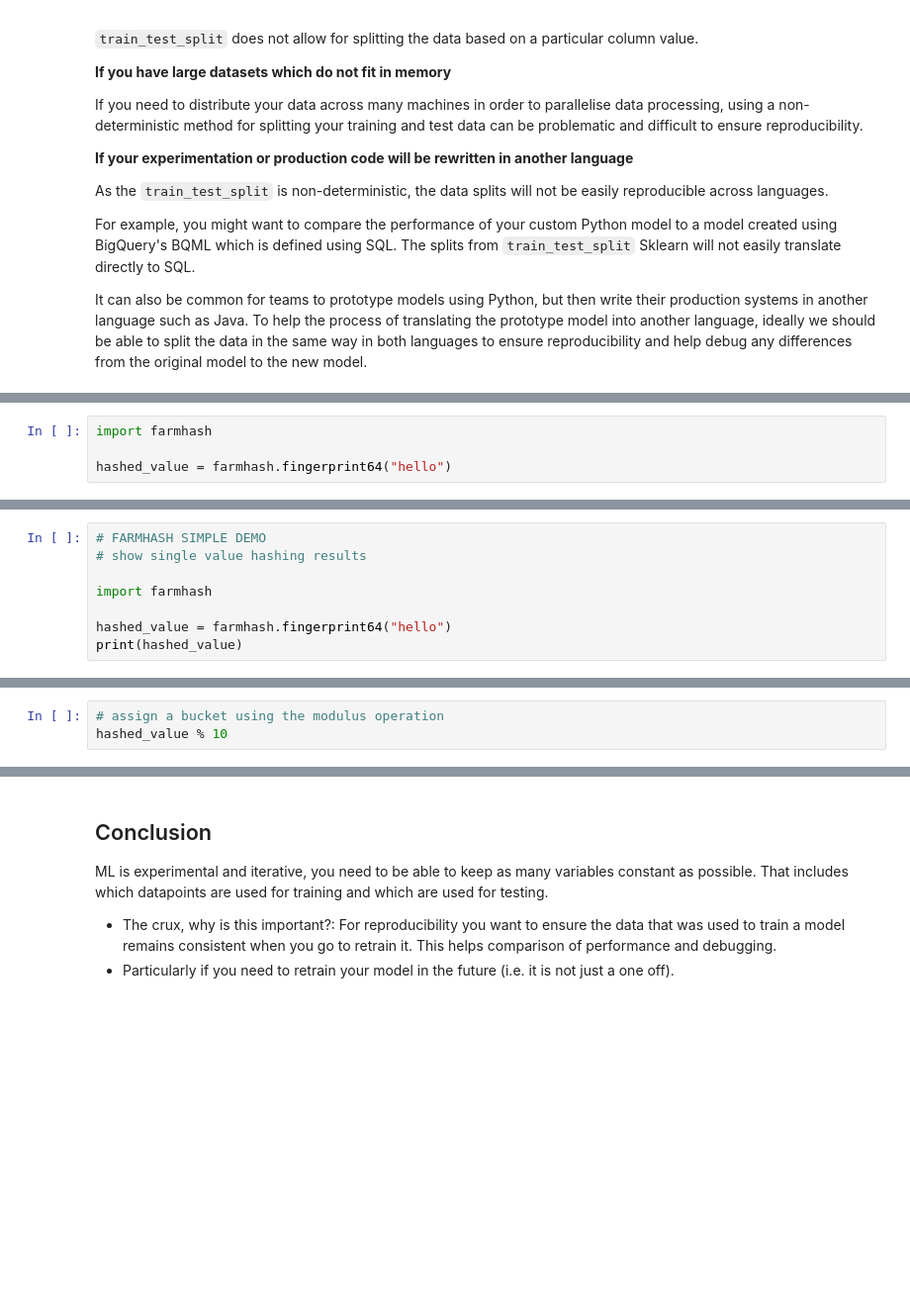
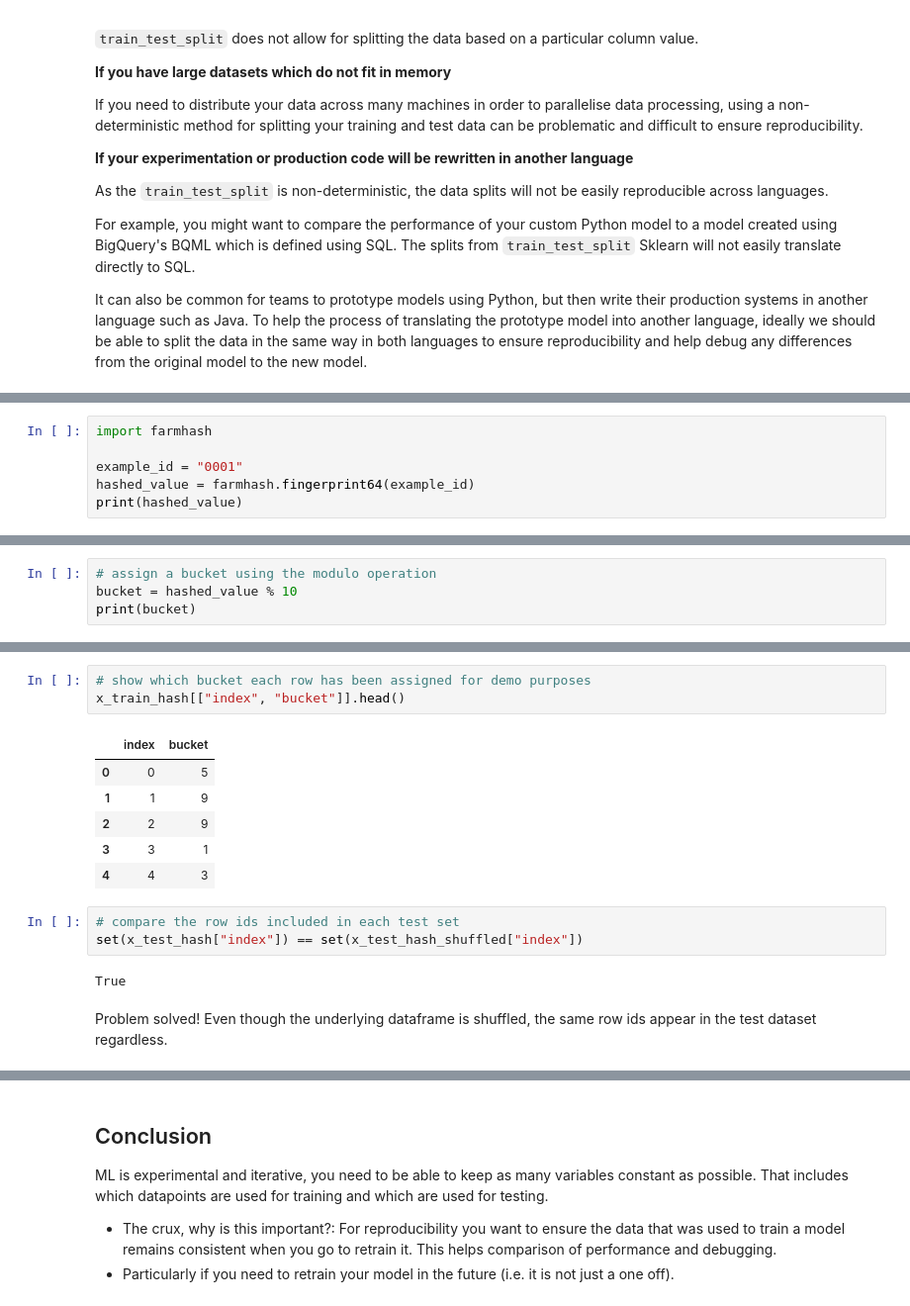
Before and after one commit to julian-west/e4ds-snippets, a Jupyter notebook: best-practices/repeatable-splitting/Reproducible ML - Maybe you shouldn't be using sklearn's train_test_split.ipynb, the cells around one changed output, grey strips where cells are left out. Shown: that part at 99% size. Saved outputs shown, nothing was run; the diff lists cells and outputs as text; blank space fills up the shorter version.

```diff
--- a/best-practices/repeatable-splitting/Reproducible ML - Maybe you shouldn't be using sklearn's train_test_split.ipynb
+++ b/best-practices/repeatable-splitting/Reproducible ML - Maybe you shouldn't be using sklearn's train_test_split.ipynb
@@ -263,4 +286,6 @@ why use fingerprint?
 # %%
 import farmhash
 
-hashed_value = farmhash.fingerprint64("hello")
+example_id = "0001"
+hashed_value = farmhash.fingerprint64(example_id)
+print(hashed_value)
@@ -267,8 +293,0 @@ hashed_value = farmhash.fingerprint64("hello")
-# %%
-# FARMHASH SIMPLE DEMO
-# show single value hashing results
-
-import farmhash
-
-hashed_value = farmhash.fingerprint64("hello")
-print(hashed_value)
@@ -278,4 +298,5 @@ print(hashed_value)
 # %%
-# assign a bucket using the modulus operation
-hashed_value % 10
+# assign a bucket using the modulo operation
+bucket = hashed_value % 10
+print(bucket)
 # %% [output]
@@ -358,0 +411,17 @@ https://stackoverflow.com/questions/63341637/python-vs-bigquery-farmhash-sometim
+# %%
+# show which bucket each row has been assigned for demo purposes
+x_train_hash[["index", "bucket"]].head()
+# %% [output]
+|  | index | bucket |
+| 0 | 0 | 5 |
+| 1 | 1 | 9 |
+| 2 | 2 | 9 |
+| 3 | 3 | 1 |
+| 4 | 4 | 3 |
+# %%
+# compare the row ids included in each test set
+set(x_test_hash["index"]) == set(x_test_hash_shuffled["index"])
+# %% [output]
+True
+# %% [markdown]
+Problem solved! Even though the underlying dataframe is shuffled, the same row ids appear in the test dataset regardless.
```
Also changed, not shown: parts of 67 cells of this notebook.
